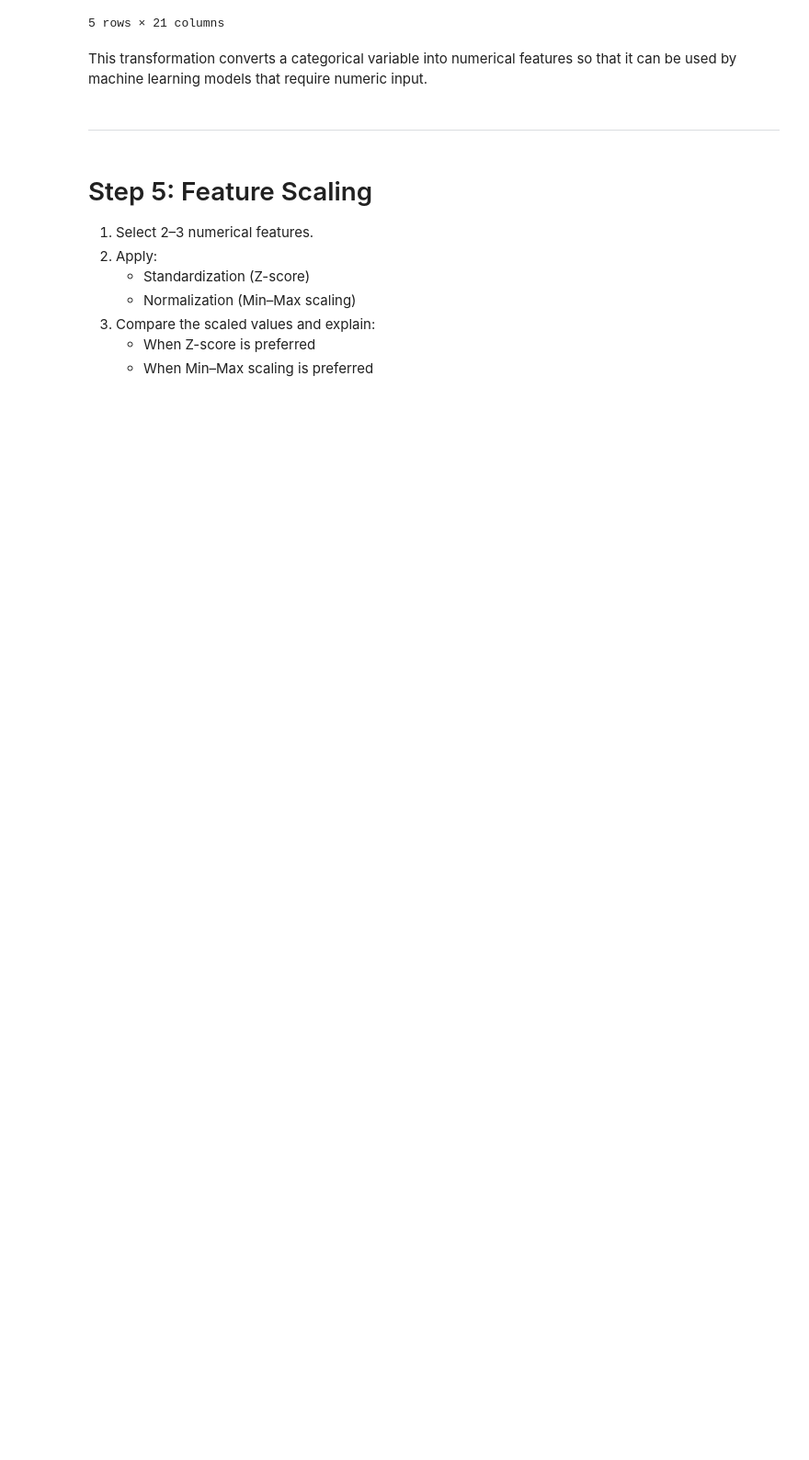
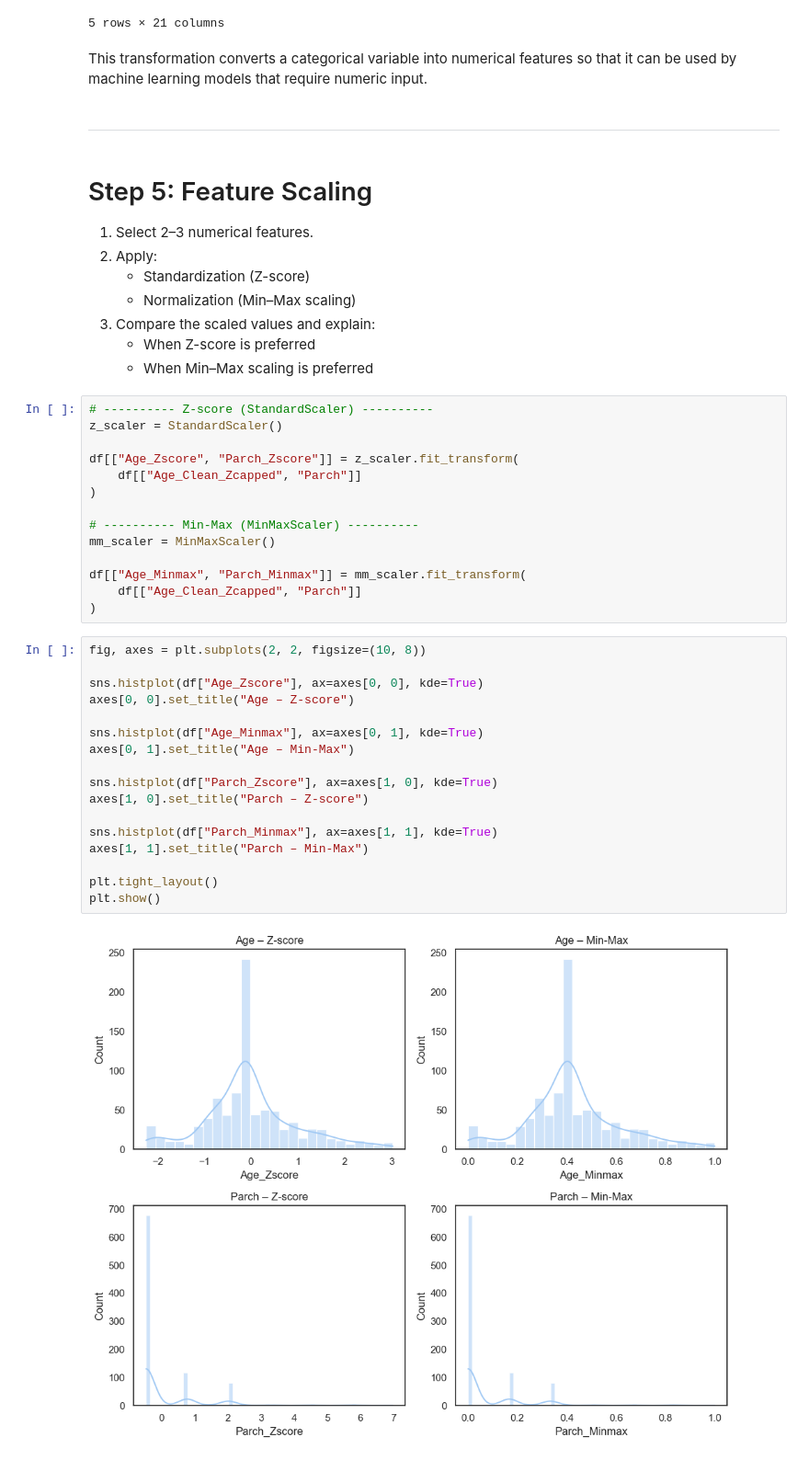
Before and after one commit to SakigamiYang/srh_statistics-and-machine-learning, a Jupyter notebook: exercises/in_class_week_02.ipynb, the cells around one changed output. Shown at 92% size. Cells and saved outputs as stored; diff of their text form; blank space fills up the shorter version.

```diff
--- a/exercises/in_class_week_02.ipynb
+++ b/exercises/in_class_week_02.ipynb
@@ -455,3 +456,36 @@ This transformation converts a categorical variable into numerical features so t
 3. Compare the scaled values and explain:
     - When Z-score is preferred
     - When Min–Max scaling is preferred
+# %%
+# ---------- Z-score (StandardScaler) ----------
+z_scaler = StandardScaler()
+
+df[["Age_Zscore", "Parch_Zscore"]] = z_scaler.fit_transform(
+    df[["Age_Clean_Zcapped", "Parch"]]
+)
+
+# ---------- Min-Max (MinMaxScaler) ----------
+mm_scaler = MinMaxScaler()
+
+df[["Age_Minmax", "Parch_Minmax"]] = mm_scaler.fit_transform(
+    df[["Age_Clean_Zcapped", "Parch"]]
+)
+# %%
+fig, axes = plt.subplots(2, 2, figsize=(10, 8))
+
+sns.histplot(df["Age_Zscore"], ax=axes[0, 0], kde=True)
+axes[0, 0].set_title("Age – Z-score")
+
+sns.histplot(df["Age_Minmax"], ax=axes[0, 1], kde=True)
+axes[0, 1].set_title("Age – Min-Max")
+
+sns.histplot(df["Parch_Zscore"], ax=axes[1, 0], kde=True)
+axes[1, 0].set_title("Parch – Z-score")
+
+sns.histplot(df["Parch_Minmax"], ax=axes[1, 1], kde=True)
+axes[1, 1].set_title("Parch – Min-Max")
+
+plt.tight_layout()
+plt.show()
+# %% [output]
+[figure, added]
```
Also changed, not shown: parts of 3 cells of this notebook.
